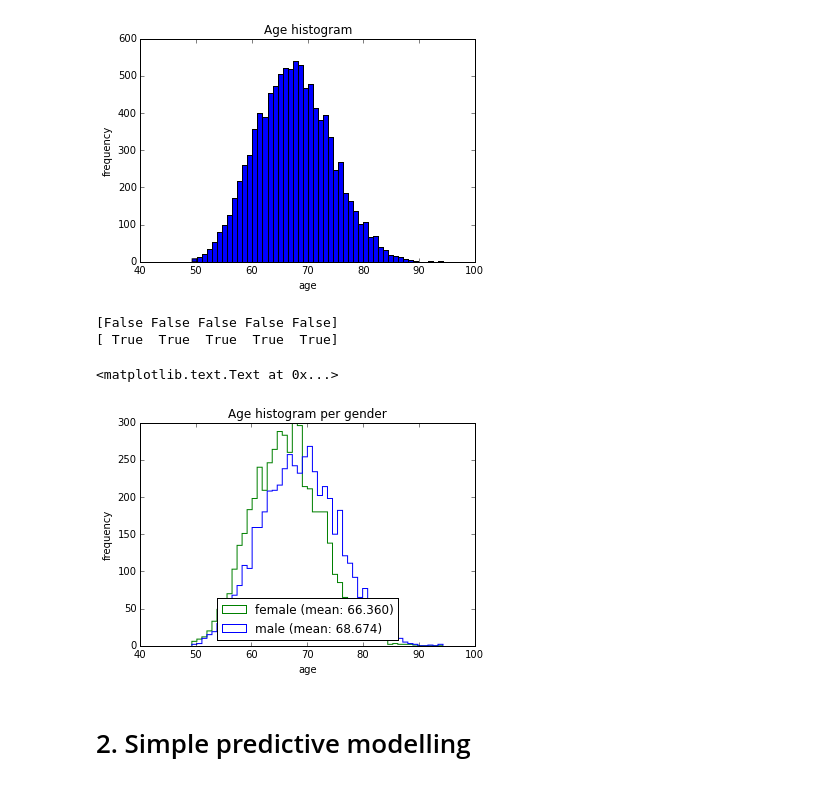
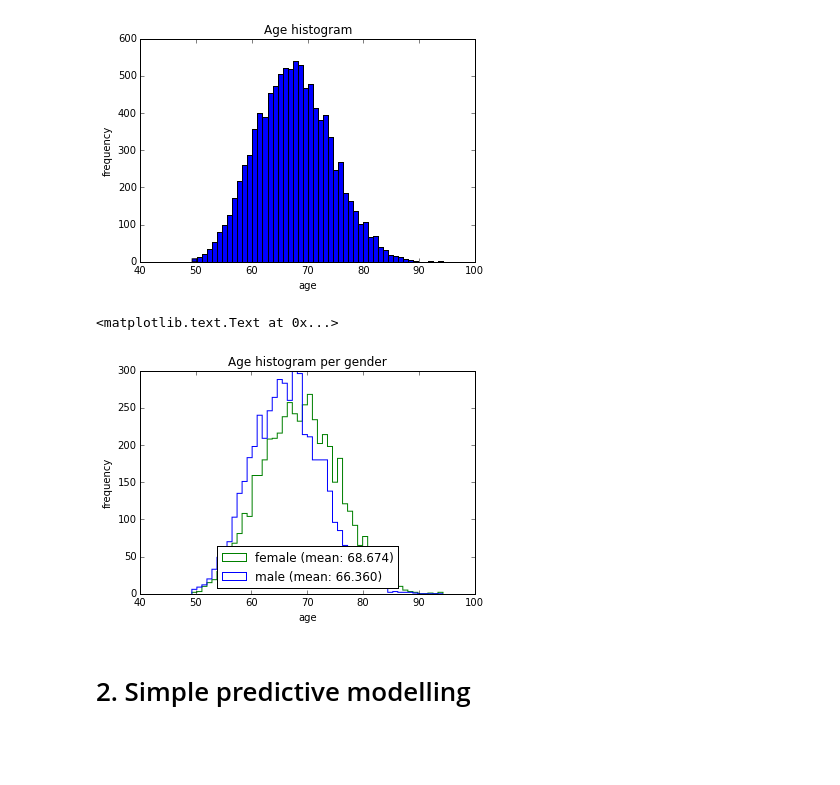
Before and after one commit to ioannispartalas/IBD4Health, a Jupyter notebook: ibd4health_diabetes.ipynb, the cells around one changed output. Saved outputs shown, nothing was run; the diff lists cells and outputs as text; code cells hidden in the pictures; blank space fills up the shorter version.

```diff
--- a/ibd4health_diabetes.ipynb
+++ b/ibd4health_diabetes.ipynb
@@ -292,27 +292,23 @@ plt.title('Age histogram')
 [figure]
 # %%
 # create a mask to identify males and females in the data
-male = data[:, colidx['gender']] > 0
+male = data[:, colidx['gender']] == 0.0
 female = np.invert(male)
-print(female[:5])
-print(male[:5])
 
 # create vectors of ages
 male_ages = data[male, ageidx]
 female_ages = data[female, ageidx]
 
 # plot histograms of age vectors
 plt.hist((male_ages, female_ages), bins=50, histtype='step')
 plt.xlabel('age')
 plt.ylabel('frequency')
 plt.legend(['female (mean: %1.3f)' % np.mean(female_ages),
             'male (mean: %1.3f)' % np.mean(male_ages)],
           loc='lower center')
 plt.title('Age histogram per gender')
 # %% [output]
-[False False False False False]
-[ True  True  True  True  True]
+<matplotlib.text.Text at 0x...>
-<matplotlib.text.Text at 0x...>
-[figure, old version]
+[figure, new version]
 # %% [markdown]
 # 2. Simple predictive modelling
```
Also changed, not shown: parts of 2 cells of this notebook, 1 other file.
